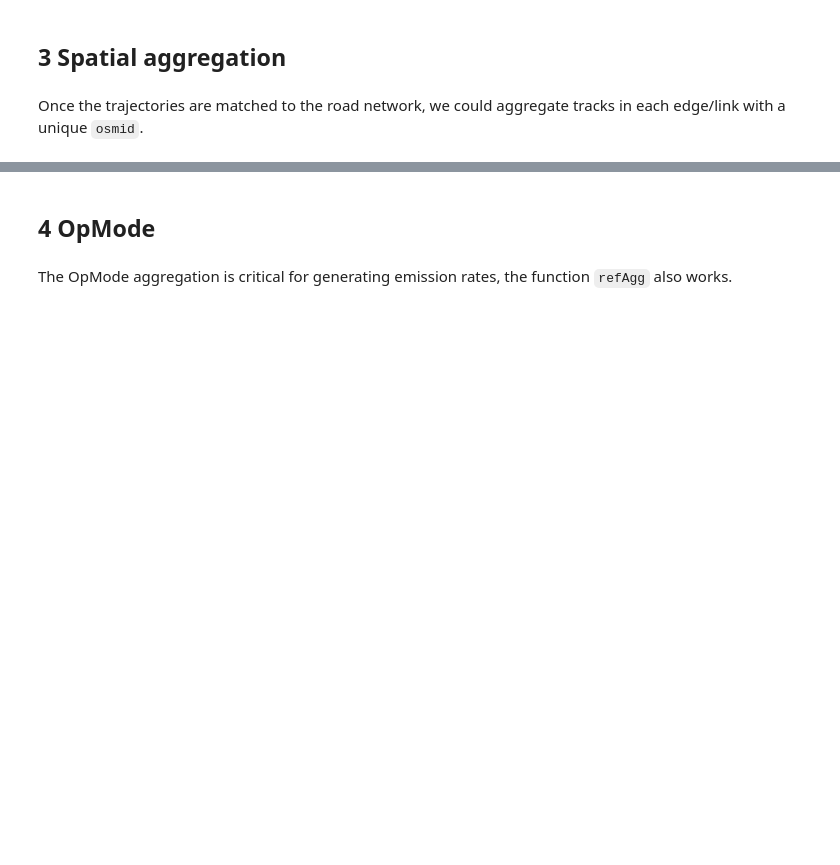
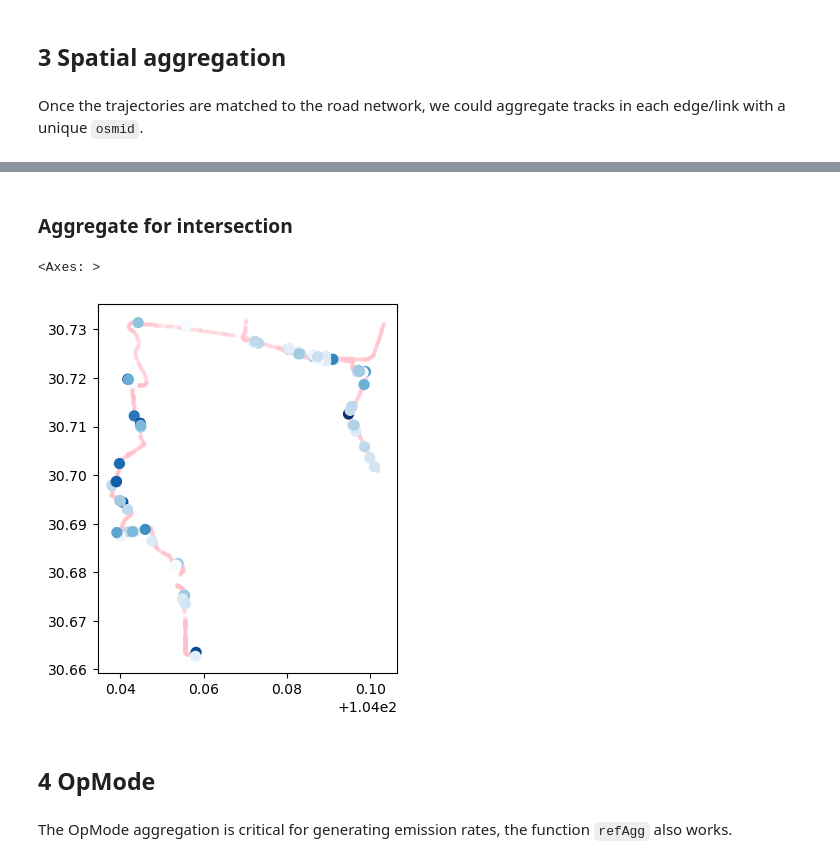
Before and after one commit to QiuziChen/brake-wear-emission-modeling, a Jupyter notebook: Doc_4_Multi_Level_Aggregation.ipynb, the cells around one changed output, grey strips where cells are left out. Cells and saved outputs as stored; diff of their text form; code cells hidden in the pictures; blank space fills up the shorter version.

```diff
--- a/Doc_4_Multi_Level_Aggregation.ipynb
+++ b/Doc_4_Multi_Level_Aggregation.ipynb
@@ -12,15 +5,12 @@
 # %%
-import pickle
-import numpy as np
 import matplotlib.pyplot as plt
 
-# whether use Chinese
-CHN = False
-if CHN:
-    plt.rcParams['axes.unicode_minus'] = False
-    plt.rcParams['font.sans-serif'] = ['SimSun']
-else:
-    plt.rcParams['font.sans-serif'] = ['Arial']
+# font
+plt.rcParams['font.sans-serif'] = ['Arial']
+LABEL_FONT = {
+    "fontsize": 12,
+    "weight": "bold",
+}
 
 # colors
 BLUE = '#2878B5'
@@ -32,11 +22,6 @@ GREY = '#9E9E9E'
 DEEPGREEN = '#32B897'
 GREEN = '#96CCCB'
 
-LABEL_FONT = {
-    "fontsize": 12,
-    "weight": "bold",
-}
-
-# plt.rcParams['figure.dpi'] = 50
+plt.rcParams['figure.dpi'] = 300
 # %%
 import pandas as pd
@@ -147,6 +132,31 @@ agg_osmid.head()
 | 103295081.0 | 7 | 2 | [594, 208, 217, 217, 252, 242, 26... | [1, 12, 16, 22, 43, 112, 154, 253... | [0, 1, 0, 0, 0, 0, 0, 0, 0, 1, 0,... | [7, 5, 7, 12, 12, 14, 12, 15, 16,... | [488, 424, 528, 420, 210, 118, 76... |
 | 119167301.0 | 5 | 3 | [594, 208, 217, 217, 252, 242, 26... | [1, 12, 16, 22, 43, 112, 154, 253... | [0, 0, 0, 0, 1, 1, 0, 0, 0, 0, 0,... | [7, 5, 7, 12, 12, 14, 12, 15, 16,... | [488, 424, 528, 420, 210, 118, 76... |
 | 137129174.0 | 6 | 3 | [594, 208, 217, 217, 252, 242, 26... | [1, 12, 16, 22, 43, 112, 154, 253... | [0, 0, 3, 0, 0, 0, 0, 0, 0, 0, 0,... | [7, 5, 7, 12, 12, 14, 12, 15, 16,... | [488, 424, 528, 420, 210, 118, 76... |
+# %% [markdown]
+### Aggregate for intersection
+# %%
+import pandas as pd
+traj = pd.read_csv("./data/traj/sample_processed.csv")
+
+import geopandas as gpd
+nodes = gpd.read_file("./data/geo/nodes.shp")
+
+from analysis import Aggregator
+# %%
+agg = Aggregator()
+agg_node = agg.nodeAgg(traj, nodes, dist=50)
+# %%
+agg_node = agg_node.join(nodes[['osmid', 'street_cou', 'geometry']].set_index('osmid'))
+agg_node = gpd.GeoDataFrame(agg_node, geometry='geometry')
+# %%
+import matplotlib.pyplot as plt
+
+fig, ax = plt.subplots(1,1)
+ax.scatter(traj['lon'], traj['lat'], s=5, c='pink', alpha=0.1)
+agg_node[agg_node['trajCount'] != 0].plot(column='trajCount', cmap='Blues', markersize=50, ax=ax)
+# %% [output]
+<Axes: >
+[figure, added]
 # %% [markdown]
 ## 4 OpMode
 # %% [markdown]
```
Also changed, not shown: parts of 5 cells of this notebook.
